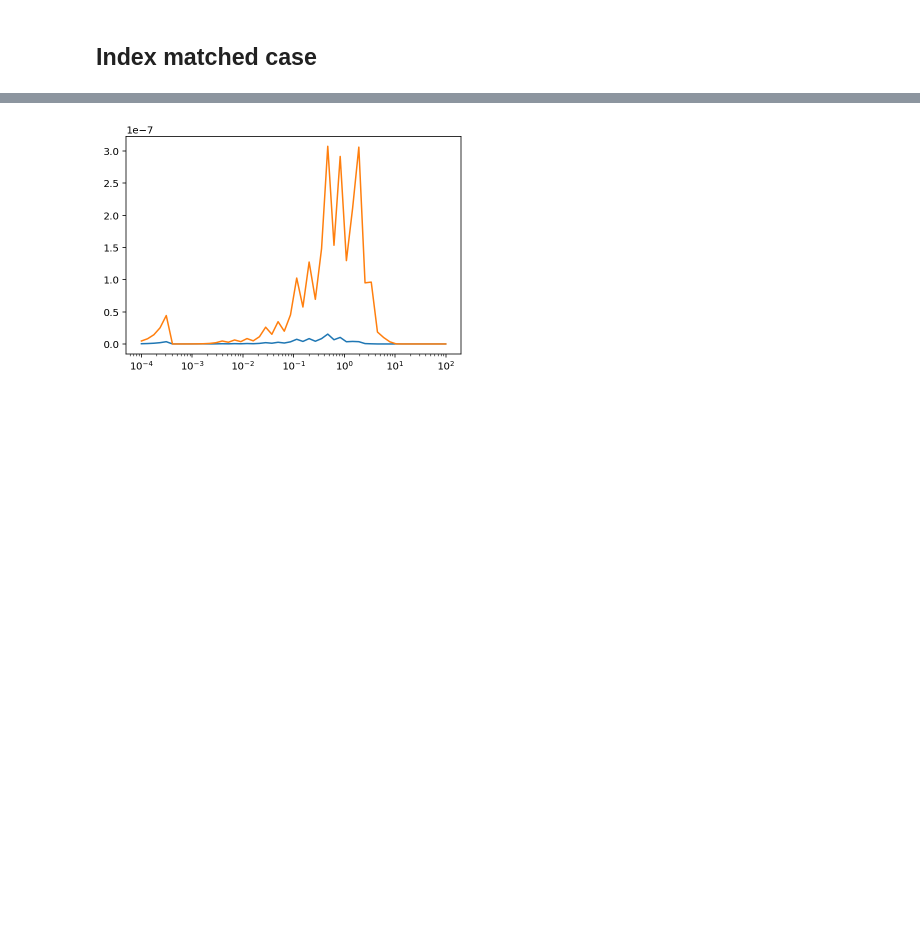
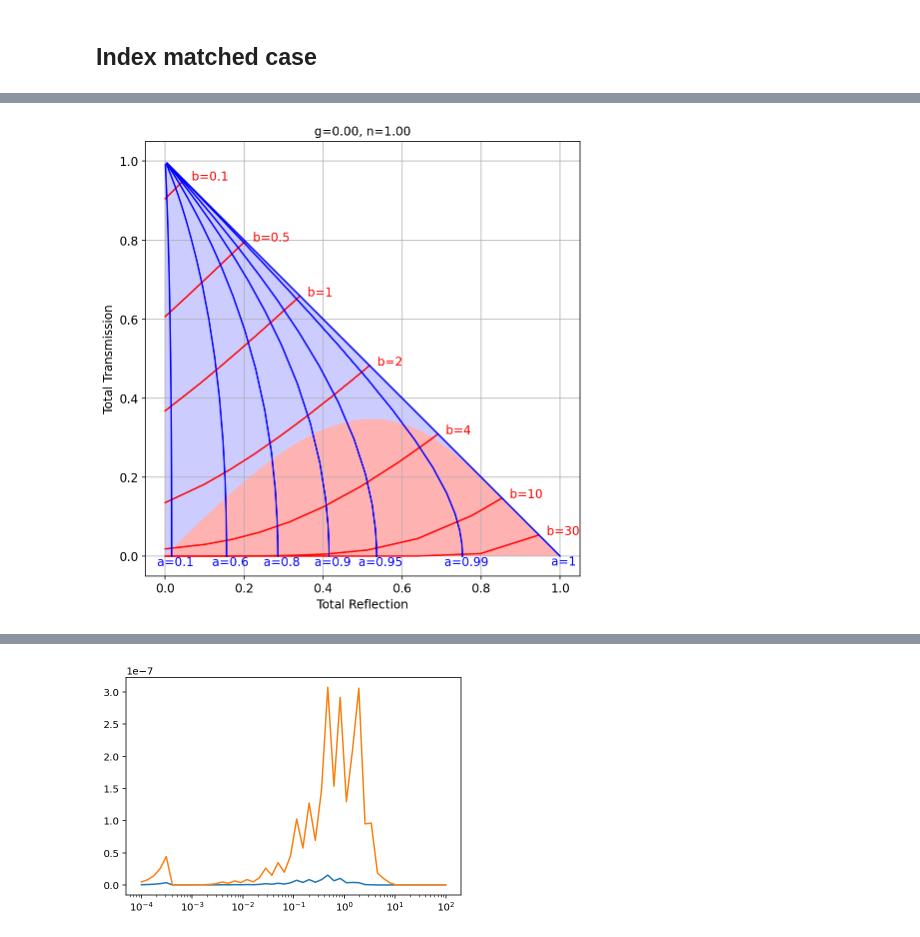
Before and after one commit to scottprahl/iadpython, a Jupyter notebook: docs/impossible.ipynb, the cells around one changed output, grey strips where cells are left out. Cells and saved outputs as stored; diff of their text form; code cells hidden in the pictures; blank space fills up the shorter version.

```diff
--- a/docs/impossible.ipynb
+++ b/docs/impossible.ipynb
@@ -68,0 +68,43 @@ plt.show()
+# %%
+n=1.0
+g=0.0
+
+
+plt.figure(figsize=(8,8))
+
+s = iad.Sample(g=g, n=n)
+s.a = np.sqrt(1-np.linspace(1,0,10)**2)
+
+for b in [ 0.1,  1, 0.5, 2, 4, 10, 30]:
+    s.b = b
+    UR1, UT1, _, _ = s.rt()
+
+    plt.plot(UR1, UT1,'r', markersize=2)
+    plt.text(UR1[-1], UT1[-1],"  b=%g"%s.b,fontsize=12,color='red')
+
+s.b = np.logspace(-2,4,50)
+for a in [0.1, 0.6, 0.8, 0.9, 0.95, 0.99,1]:
+    s.a = a
+    UR1, UT1, _, _ = s.rt()
+    plt.plot(UR1, UT1,'b', markersize=2)
+    plt.text(UR1[-1], UT1[-1],"  a=%g"%s.a,fontsize=12,ha='center',va='top',color='blue')
+
+
+plt.gca().add_patch(scattered_polygon(g,n))
+plt.gca().add_patch(unscattered_polygon(g,n))
+
+plt.gca().set_aspect(1)
+plt.xlim(-0.05,1.05)
+plt.ylim(-0.05,1.05)
+
+plt.title("g=%.2f, n=%.2f" % (g,n))
+plt.xlabel('Total Reflection',fontsize=12)
+plt.ylabel('Total Transmission',fontsize=12)
+plt.xticks(fontsize=12)
+plt.grid()
+
+plt.yticks(fontsize=12)
+
+plt.show()
+# %% [output]
+[figure, added]
```
Also changed, not shown: parts of 11 cells of this notebook.
